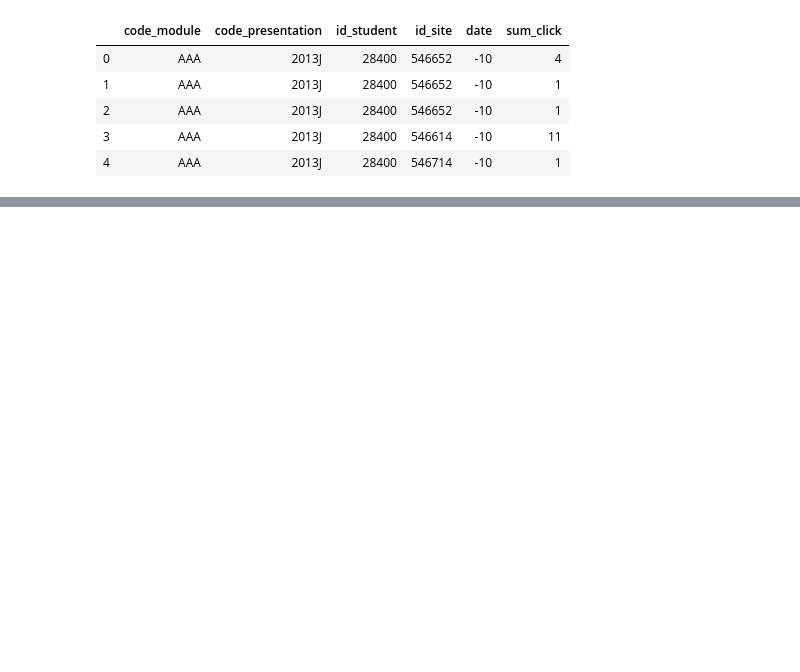
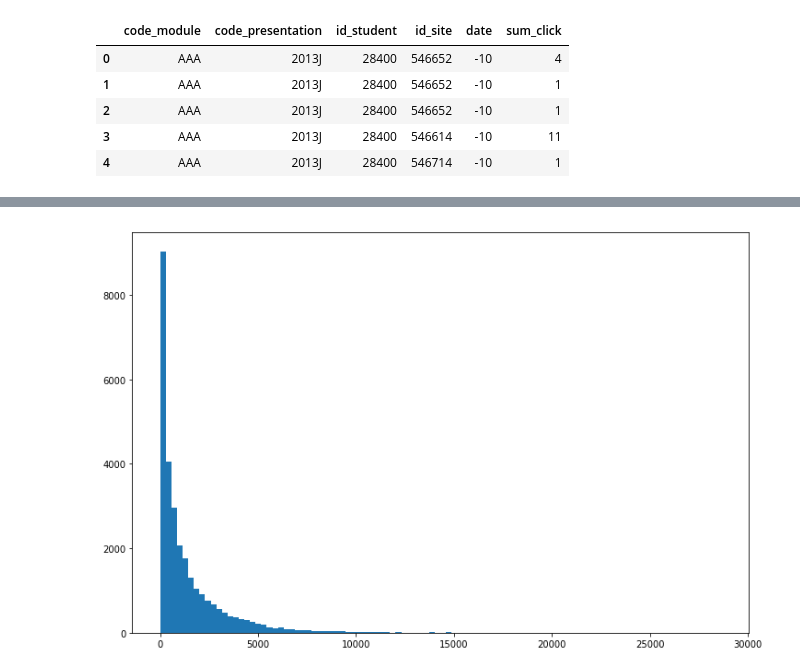
Before and after one commit to nikolholicka/curriculum, a Jupyter notebook: mod6/project_ideas/project_idea_2.ipynb, the cells around one changed output, grey strips where cells are left out. Saved outputs shown, nothing was run; the diff lists cells and outputs as text; code cells hidden in the pictures; blank space fills up the shorter version.

```diff
--- a/mod6/project_ideas/project_idea_2.ipynb
+++ b/mod6/project_ideas/project_idea_2.ipynb
@@ -166,0 +174,4 @@ memory usage: 487.8+ MB
+# %%
+#creating a df with the total number of clicks in VLE per student
+df_sum_click = vle.groupby('id_student').sum()
+df_sum_click.drop(['id_site','date'], axis=1, inplace=True)
@@ -166,0 +190,4 @@ memory usage: 487.8+ MB
+# %%
+st_with_total_clicks = st_clean.set_index('id_student')
+# %%
+st_with_total_clicks = st_with_total_clicks.join(df_sum_click)
@@ -166,0 +210,2 @@ memory usage: 487.8+ MB
+# %%
+st_with_total_clicks.sum_click = st_with_total_clicks.sum_click.fillna(0)
@@ -166,0 +214,5 @@ memory usage: 487.8+ MB
+# %%
+plt.figure(figsize=(12,8))
+plt.hist(st_with_total_clicks.sum_click, bins=100);
+# %% [output]
+[figure, added]
```
Also changed, not shown: parts of 32 cells of this notebook.
